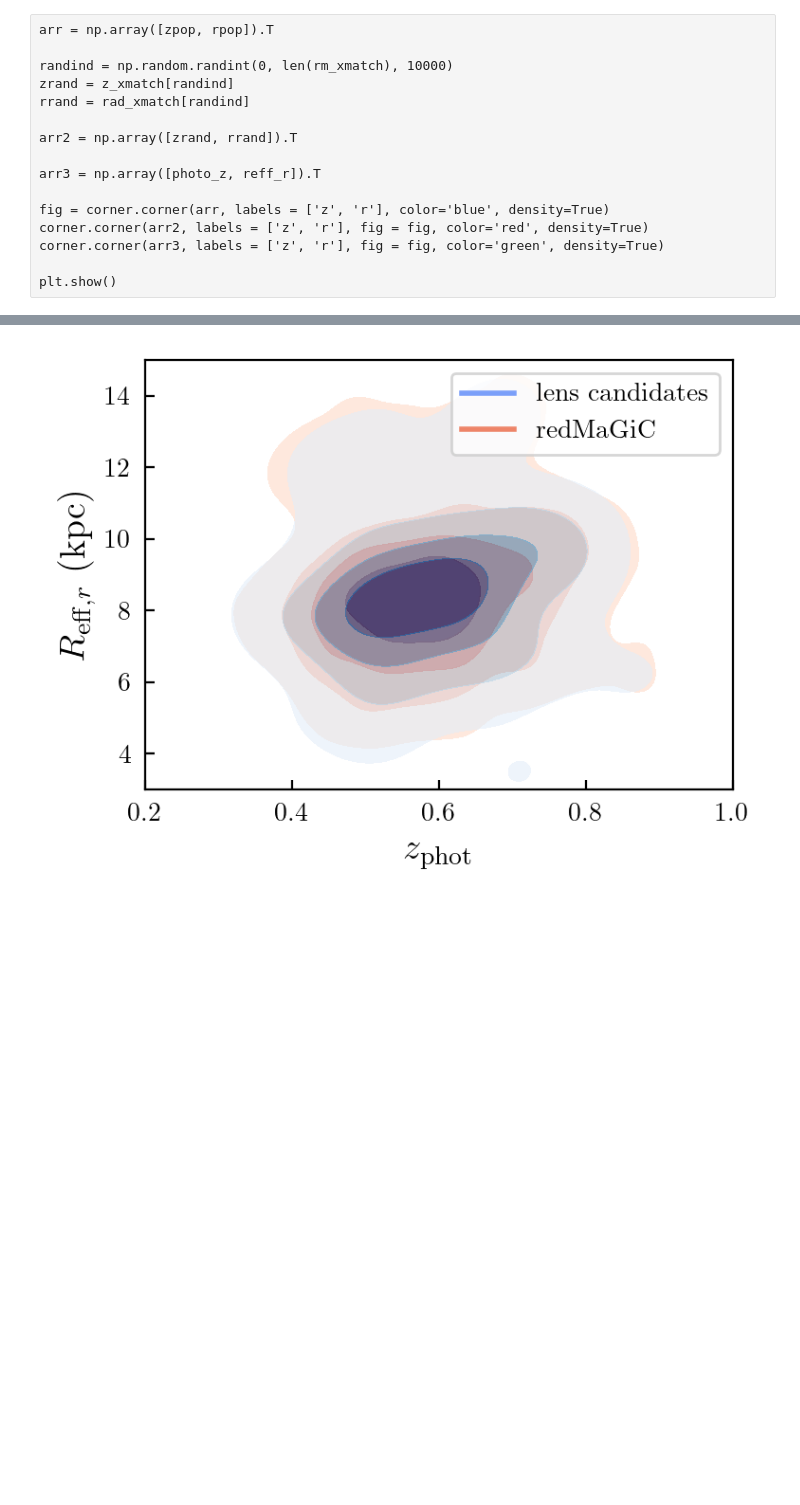
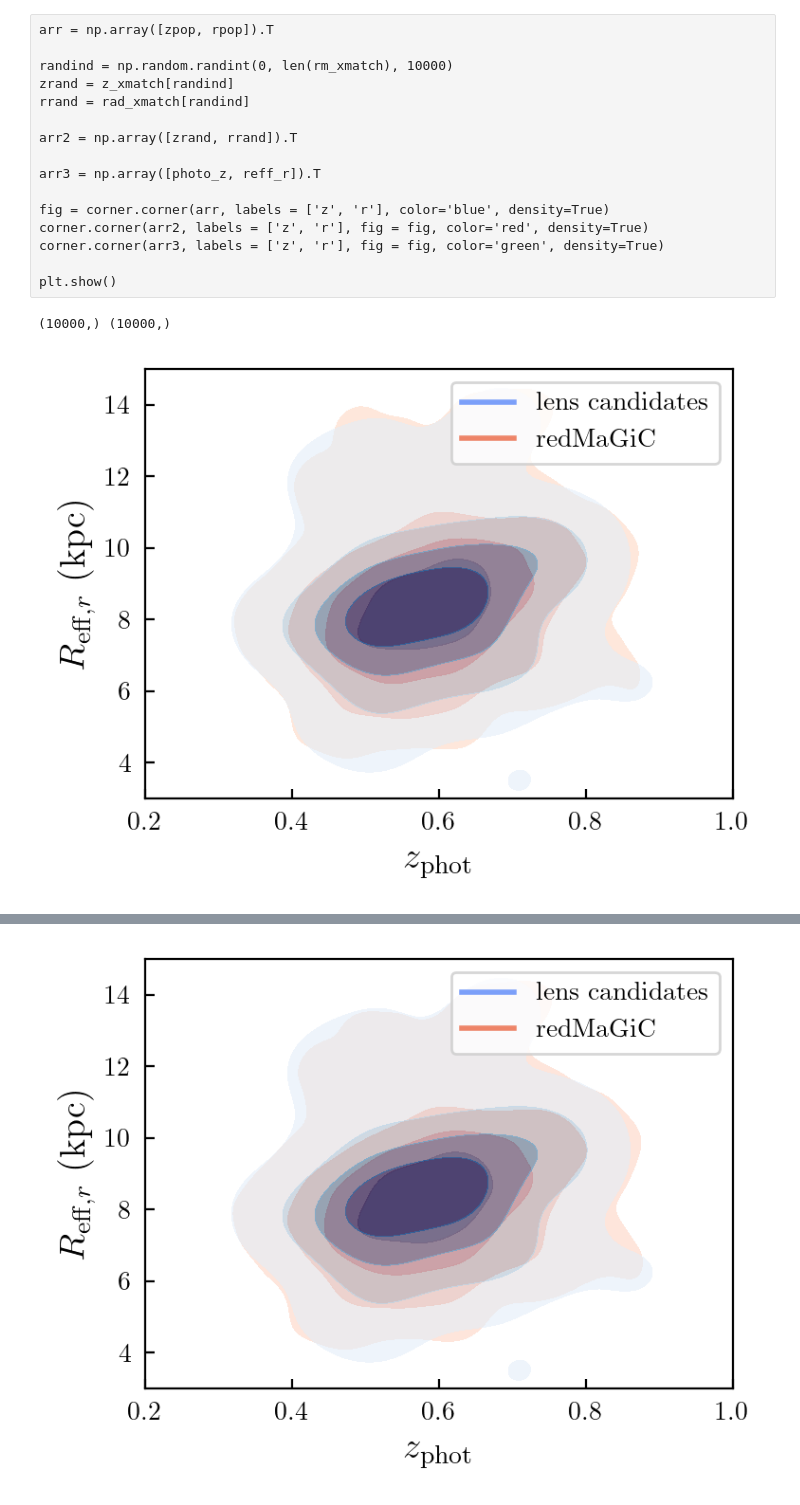
Before and after one commit to apcloonan/galaxy-galaxy-sel, a Jupyter notebook: sample_redmagic.ipynb, the cells around one changed output, grey strips where cells are left out. Drawn from its saved outputs; the diff is of its cells as text; code cells hidden in the pictures; blank space fills up the shorter version.

```diff
--- a/sample_redmagic.ipynb
+++ b/sample_redmagic.ipynb
@@ -390,3 +392,56 @@ corner.corner(arr2, labels = ['z', 'r'], fig = fig, color='red', density=True)
 corner.corner(arr3, labels = ['z', 'r'], fig = fig, color='green', density=True)
 
 plt.show()
+# %%
+from matplotlib.lines import Line2D
+
+fig, ax = plt.subplots(1,1, figsize=(4,3))
+
+print(zpop.shape, rpop.shape)
+
+#ax.hexbin(z_xmatch[pop_ind], rad_xmatch[pop_ind], C=f_xmatch[pop_ind]
+#          , cmap='PuBuGn', alpha=1
+#          #, cbar=True
+#         )
+
+#ax.hexbin(z_xmatch[plot_ind], reffkpc_rm[plot_ind], C=f_xmatch[plot_ind]
+#          , cmap='PuBuGn', alpha=1
+#          #, cbar=True
+#         )
+
+test = sns.kdeplot(x=zpop, y=rpop
+                   , ax=ax
+                   , cmap="Reds", alpha=0.9
+                   #, cbar=True
+                   , shade=True
+                   , levels=5
+                  )
+
+test = sns.kdeplot(x=zlens, y=reffkpc_lens
+                   , ax=ax
+                   , cmap="Blues", alpha=0.6
+                   #, cbar=True
+                   , shade=True
+                   , levels=5
+                  )
+
+ax.set_xlabel(r'$z_{\rm phot}$', fontsize=14)
+ax.set_ylabel(r'$R_{{\rm eff}, r}\ (\rm{kpc})$', fontsize=14)
+ax.set_xlim(0.2,1)
+ax.set_ylim(3, 15)
+
+cmap = plt.cm.coolwarm
+
+custom_lines = [Line2D([0], [0], color=cmap(0.2), lw=2),
+                Line2D([0], [0], color=cmap(0.8), lw=2)
+               ]
+
+labels = [r'$\rm{lens\ candidates}$', r'$\rm{redMaGiC}$']
+
+ax.legend(custom_lines, labels, loc = 'upper right')
+
+plt.savefig('/Users/aidan/Desktop/sl_project/figures/matching_zr_dist.png', bbox_inches='tight', format='png')
+plt.show()
+# %% [output]
+(10000,) (10000,)
+[figure, added]
```
Also changed, not shown: parts of 28 cells of this notebook.
